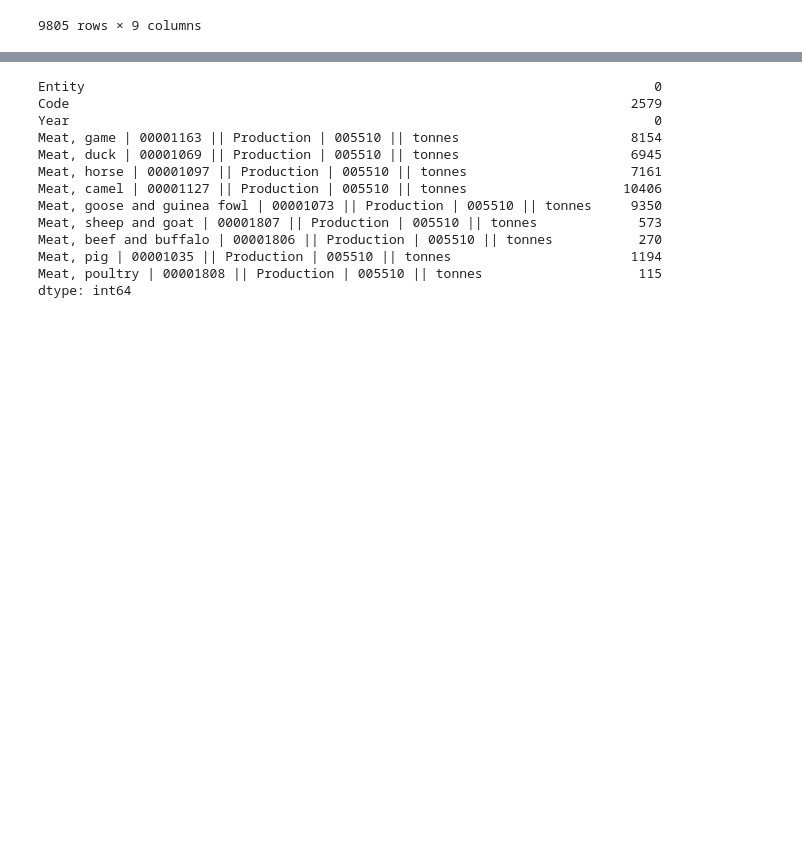
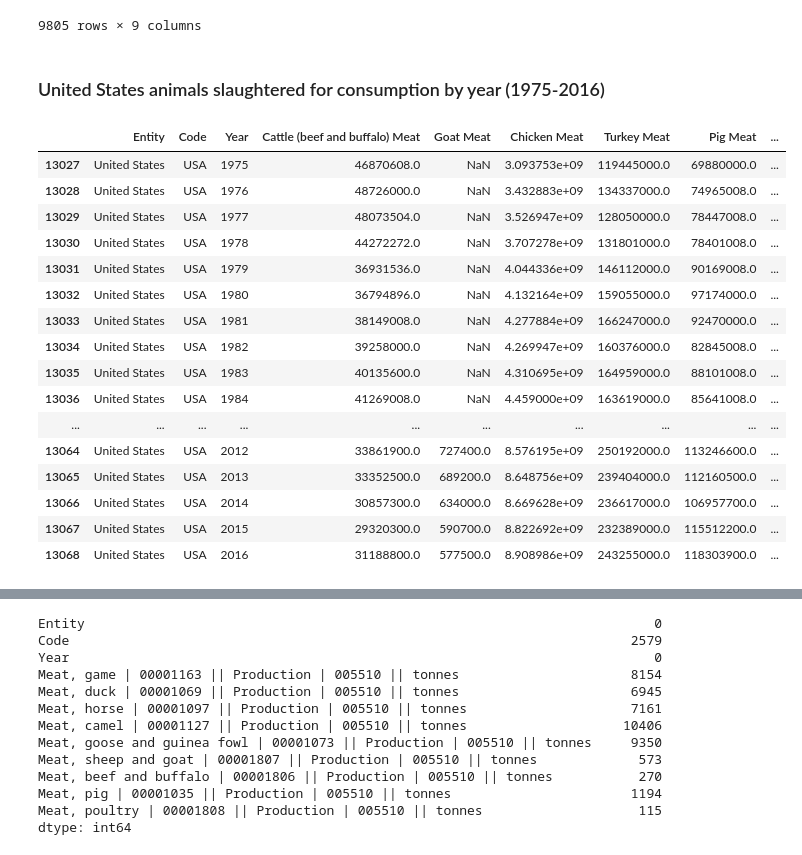
Before and after one commit to sgoolsby88/da7_capstone, a Jupyter notebook: notebooks/EDA _meat_production.ipynb, the cells around one changed output, grey strips where cells are left out. Saved outputs shown, nothing was run; the diff lists cells and outputs as text; code cells hidden in the pictures; blank space fills up the shorter version.

```diff
--- a/notebooks/EDA _meat_production.ipynb
+++ b/notebooks/EDA _meat_production.ipynb
@@ -94,3 +95,26 @@ animals_slaughtered
 | 13847 | Zimbabwe | ZWE | 2015 | 257525.0 | 1829990.0 | 53000000.0 | 29000.0 | 400000.0 | ... |
 | 13848 | Zimbabwe | ZWE | 2016 | 284689.0 | 1430664.0 | 58000000.0 | 28000.0 | 420577.0 | ... |
 9805 rows × 9 columns
+# %% [markdown]
+### United States animals slaughtered for consumption by year (1975-2016)
+# %%
+us_slaughtered=animals_slaughtered[animals_slaughtered['Entity']== 'United States']
+us_slaughtered
+# %% [output]
+|  | Entity | Code | Year | Cattle (beef and buffalo) Meat | Goat Meat | Chicken Meat | Turkey Meat | Pig Meat | ... |
+| 13027 | United States | USA | 1975 | 46870608.0 | NaN | 3.093753e+09 | 119445000.0 | 69880000.0 | ... |
+| 13028 | United States | USA | 1976 | 48726000.0 | NaN | 3.432883e+09 | 134337000.0 | 74965008.0 | ... |
+| 13029 | United States | USA | 1977 | 48073504.0 | NaN | 3.526947e+09 | 128050000.0 | 78447008.0 | ... |
+| 13030 | United States | USA | 1978 | 44272272.0 | NaN | 3.707278e+09 | 131801000.0 | 78401008.0 | ... |
+| 13031 | United States | USA | 1979 | 36931536.0 | NaN | 4.044336e+09 | 146112000.0 | 90169008.0 | ... |
+| 13032 | United States | USA | 1980 | 36794896.0 | NaN | 4.132164e+09 | 159055000.0 | 97174000.0 | ... |
+| 13033 | United States | USA | 1981 | 38149008.0 | NaN | 4.277884e+09 | 166247000.0 | 92470000.0 | ... |
+| 13034 | United States | USA | 1982 | 39258000.0 | NaN | 4.269947e+09 | 160376000.0 | 82845008.0 | ... |
+| 13035 | United States | USA | 1983 | 40135600.0 | NaN | 4.310695e+09 | 164959000.0 | 88101008.0 | ... |
+| 13036 | United States | USA | 1984 | 41269008.0 | NaN | 4.459000e+09 | 163619000.0 | 85641008.0 | ... |
+| ... | ... | ... | ... | ... | ... | ... | ... | ... | ... |
+| 13064 | United States | USA | 2012 | 33861900.0 | 727400.0 | 8.576195e+09 | 250192000.0 | 113246600.0 | ... |
+| 13065 | United States | USA | 2013 | 33352500.0 | 689200.0 | 8.648756e+09 | 239404000.0 | 112160500.0 | ... |
+| 13066 | United States | USA | 2014 | 30857300.0 | 634000.0 | 8.669628e+09 | 236617000.0 | 106957700.0 | ... |
+| 13067 | United States | USA | 2015 | 29320300.0 | 590700.0 | 8.822692e+09 | 232389000.0 | 115512200.0 | ... |
+| 13068 | United States | USA | 2016 | 31188800.0 | 577500.0 | 8.908986e+09 | 243255000.0 | 118303900.0 | ... |
```
Also changed, not shown: parts of 7 cells of this notebook, 1 other file.
